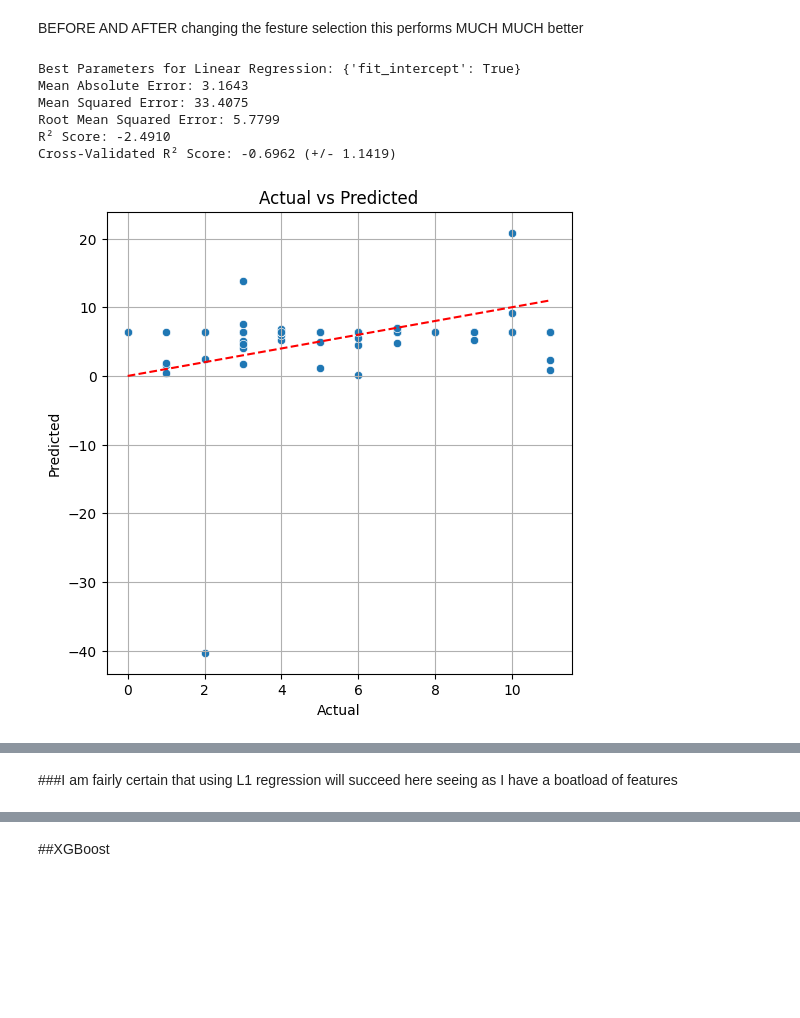
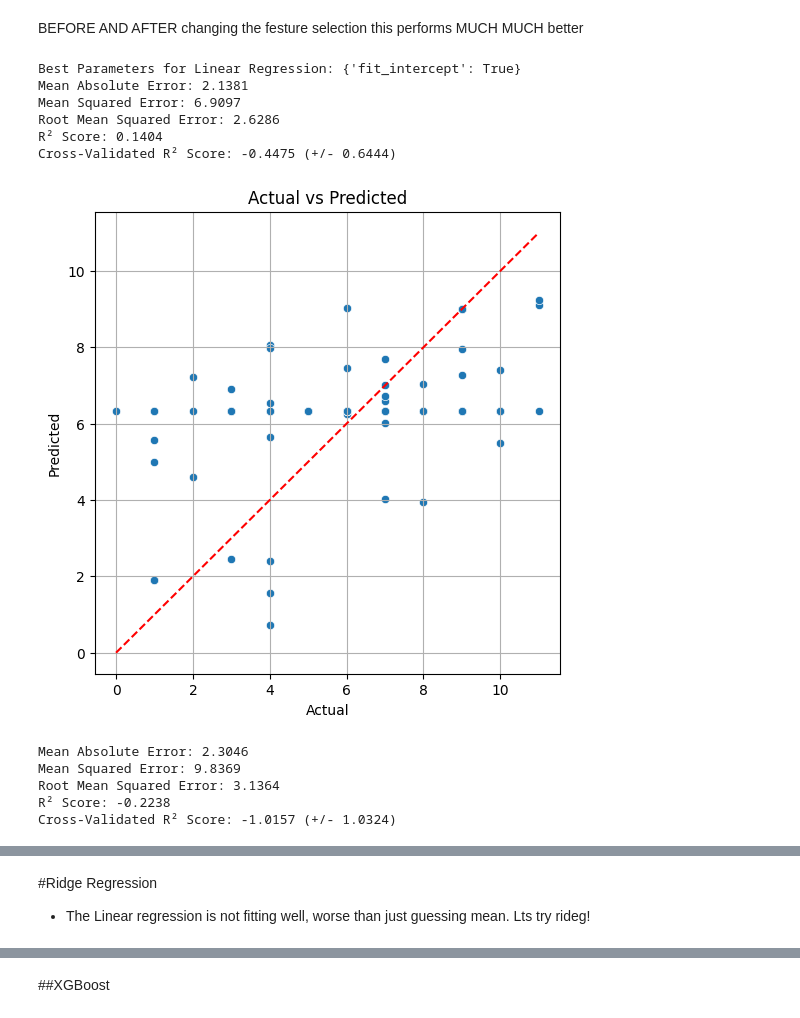
Before and after one commit to dhazari/PersonalityClassification, a Jupyter notebook: BPD_word_analysis.ipynb, the cells around one changed output, grey strips where cells are left out. Cells and saved outputs as stored; diff of their text form; code cells hidden in the pictures; blank space fills up the shorter version.

```diff
--- a/BPD_word_analysis.ipynb
+++ b/BPD_word_analysis.ipynb
@@ -1851,7 +1868,7 @@ conf_lookup = defaultdict(float)
 
 for _, row in class_keyword_counts.iterrows():
     key = (row['Keyword'], row['Classification'], row['Year'])
-    conf_lift = row['Confidence'] * (row['Lift'])
+    conf_lift = row['Confidence'] * np.log2(row['Lift'])
     conf_lookup[key] = conf_lift
 
 # Step 2: Collect rows efficiently
@@ -2265,10 +2218,6 @@ def create_smote(X_train, y_train):
   analyze_target_distribution(total_df, 'Classification')
   analyze_target_distribution(total_df, 'Year')
 
-  #Y_TRAIN has 2 Columns. I want to COMBINE these!
-  y_train['combined'] = y_train['Classification'].astype(str) + ' ' + y_train['Year'].astype(str)
-
-  # Adjust k_neighbors dynamically based on the minority class size
   minority_class_size = y_train['combined'].value_counts().min()
   k_neighbors = min(5, minority_class_size - 1)  # Ensure k_neighbors is at most minority_class_size - 1
   print(minority_class_size)
@@ -2278,7 +2227,6 @@ def create_smote(X_train, y_train):
     # Handle the case where k_neighbors is too small (e.g., only 1 sample in the minority class)
     # This can be handled by setting to another classification
     print("Not enough samples for SMOTE. Returning original data")
-    y_train = y_train.drop('combined', axis=1)
     return X_train, y_train
 
   smote = SMOTE(k_neighbors = k_neighbors, random_state=42)
@@ -2294,22 +2242,32 @@ def create_smote(X_train, y_train):
   analyze_target_distribution(total_df, 'Classification')
   analyze_target_distribution(total_df, 'Year')
 
-  return x_resambled, y_resampled
+  return x_resampled, y_resampled
 # %% [markdown]
 ##RUN FEATURE SELECTION AND ENGINEERING
 # %%
 from imblearn.over_sampling import SMOTE
 
-var_thresh = 40/X_train.shape[0]
+#var_thresh = 40/X_train.shape[0]
 #Column that will execute the feature selection...
-target_column = 'Classification'
+#Y_TRAIN has 2 Columns. I want to COMBINE these!
+y_train['combined'] = y_train['Classification'].astype(str) + ' ' + y_train['Year'].astype(str)
+
+label_encoder_combined = LabelEncoder()
+y_train['combined'] = label_encoder_combined.fit_transform(y_train['combined'])
+
+
+target_column = 'combined'
 X_train, X_test, y_train_selected = select_important_features(
     X_train, y_train[target_column], X_test,
-    variance_thresh=var_thresh, corr_class_thresh=0.5, corr_thresh=0.95,
-    num_columns=int(X_train.shape[1] * 0.5)
+    corr_class_thresh=0.05, corr_thresh=1,
+    num_columns=int(X_train.shape[1])
 )
 
 X_train,y_train = create_smote(X_train, y_train)
+
+if 'combined' in y_train.columns:
+  y_train = y_train.drop('combined', axis=1)
 
 y_train_class = y_train["Classification"]
 y_train = y_train["Year"]
@@ -2405,6 +2343,11 @@ def hyperTune(x_train, y_train, modelType, classifier, classifier_type):    # Hy
         },
           "Linear Regression": {
             'fit_intercept': [True, False]
+        },
+          "Ridge Regression": {
+            'alpha': [0.01, 0.1, 1, 10, 100],
+            'fit_intercept': [True, False],
+            'solver': ['auto', 'svd', 'cholesky', 'lsqr', 'saga']
         }
     }
 
@@ -2442,23 +2385,33 @@ def hyperTune(x_train, y_train, modelType, classifier, classifier_type):    # Hy
 # %% [markdown]
 BEFORE AND AFTER changing the festure selection this performs MUCH MUCH better
 # %%
+from sklearn.preprocessing import PolynomialFeatures
 from sklearn.linear_model import LinearRegression
-from sklearn.model_selection import KFold
+from sklearn.pipeline import make_pipeline
 
 # Initialize Linear Regression
 classifierLR = LinearRegression()
-best_params = hyperTune(X_train, y_train_year, "Linear Regression", classifierLR, "Regression")
+best_params = hyperTune(X_train, y_train, "Linear Regression", classifierLR, "Regression")
 
 # Step 2: Train the model with the best parameters
 best_LR = LinearRegression(**best_params)
 
 #FIND Accuracies for Year and Classification SEPERATELY
 mae, mse, r2 = regression_model_evaluation(best_LR, X_train, y_train, X_test, y_test)
+
+# Degree 2 adds squares and interaction terms
+model_make = make_pipeline(PolynomialFeatures(degree=2), LinearRegression(**best_params))
+mae, mse, r2 = regression_model_evaluation(model_make, X_train, y_train, X_test, y_test)
 # %% [output]
 Best Parameters for Linear Regression: {'fit_intercept': True}
-Mean Absolute Error: 3.1643
-Mean Squared Error: 33.4075
-Root Mean Squared Error: 5.7799
-R² Score: -2.4910
-Cross-Validated R² Score: -0.6962 (+/- 1.1419)
+Mean Absolute Error: 2.1381
+Mean Squared Error: 6.9097
+Root Mean Squared Error: 2.6286
+R² Score: 0.1404
+Cross-Validated R² Score: -0.4475 (+/- 0.6444)
-[figure, old version]
+[figure, new version]
+Mean Absolute Error: 2.3046
+Mean Squared Error: 9.8369
+Root Mean Squared Error: 3.1364
+R² Score: -0.2238
+Cross-Validated R² Score: -1.0157 (+/- 1.0324)
@@ -2465,2 +2419,3 @@ Cross-Validated R² Score: -0.6962 (+/- 1.1419)
-# %% [markdown]
-###I am fairly certain that using L1 regression will succeed here seeing as I have a boatload of features
+# %% [markdown]
+#Ridge Regression
+- The Linear regression is not fitting well, worse than just guessing mean. Lts try rideg!
```
Also changed, not shown: parts of 47 cells of this notebook.
